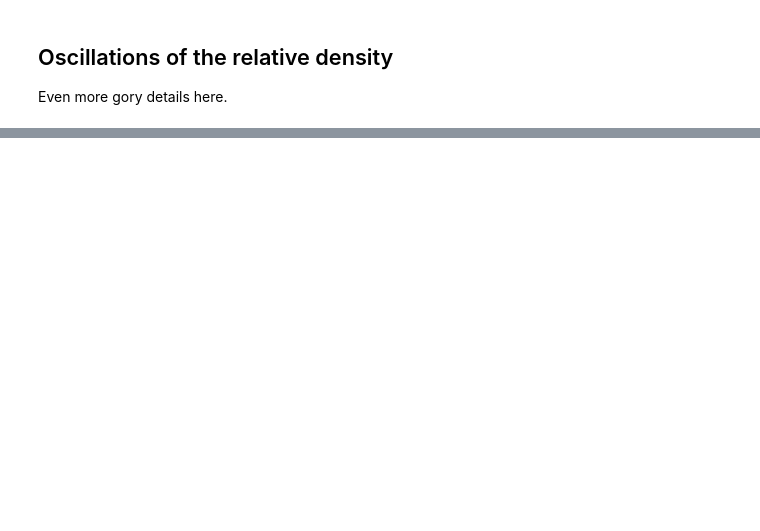
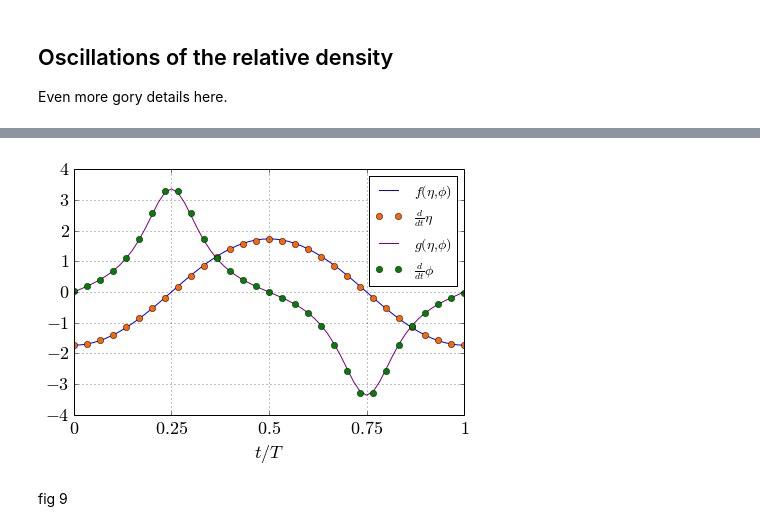
Before and after one commit to AberaAMuhamed/notebooks, a Jupyter notebook: Vortex Dynamics.ipynb, the cells around one changed output, grey strips where cells are left out. Cells and saved outputs as stored; diff of their text form; code cells hidden in the pictures; blank space fills up the shorter version.

```diff
--- a/Vortex Dynamics.ipynb
+++ b/Vortex Dynamics.ipynb
@@ -363,0 +1179,41 @@ Even more gory details here.
+# %%
+
+def d_eta_dt(eta, phi):
+    return 2*np.pi/Rabi_period * np.sqrt(1. - eta**2) * np.sin(phi)
+def d_phi_dt(eta, phi):
+    return - 2*np.pi/Rabi_period * eta / np.sqrt(1. - eta**2) * np.cos(phi)
+
+_d_eta_dt = d_eta_dt(eta, phi)
+_d_phi_dt = d_phi_dt(eta, phi)
+
+d_eta_dt = (np.roll(eta[0:60], -1) - np.roll(eta[0:60], 1)) / (2.* Rabi_period/60)
+d_eta_dt = np.insert(d_eta_dt, len(d_eta_dt), d_eta_dt[0])
+phi_diff = np.roll(phi, -1) - np.roll(phi, 1)
+for i in range(len(phi_diff)):
+    if np.absolute(phi_diff[i]) > np.pi:
+        phi_diff[i] -= np.sign(phi_diff[i]) * 2*np.pi
+d_phi_dt = phi_diff / (2.* Rabi_period/60)
+# %%
+fontsize = 18
+time = np.linspace(0, 1., 61)
+plt.figure(figsize=(7,4.4))
+
+plt.plot(time, _d_eta_dt, 'b', label='$f(\eta, \phi)$')
+plt.plot(time[::2], d_eta_dt[::2], 'o', c='#FF6600', label=r'$\frac{d}{dt} \eta$')
+plt.plot(time, _d_phi_dt, c='#800080', label='$g(\eta, \phi)$')
+plt.plot(time[::2], d_phi_dt[::2], 'go', label=r'$\frac{d}{dt} \phi$')
+
+plt.xlabel('$t/T$', fontsize=fontsize)
+#plt.ylabel('$N_1/N$', fontsize=fontsize)
+plt.xticks([0,0.25,0.5,0.75,1], ['$0$','$0.25$','$0.5$','$0.75$','$1$'], fontsize=fontsize)
+plt.yticks([-4,-3,-2,-1,0,1,2,3,4], ['$-4$','$-3$','$-2$','$-1$','$0$','$1$','$2$','$3$','$4$'],
+           fontsize=fontsize)
+#plt.ylim(0,1)
+plt.grid()
+plt.legend(fontsize=fontsize-4, bbox_to_anchor=(1, 1))
+plt.savefig('density_potential.pdf')
+plt.show()
+# %% [output]
+[figure, added]
+# %% [markdown]
+fig 9
```
Also changed, not shown: parts of 25 cells of this notebook.
